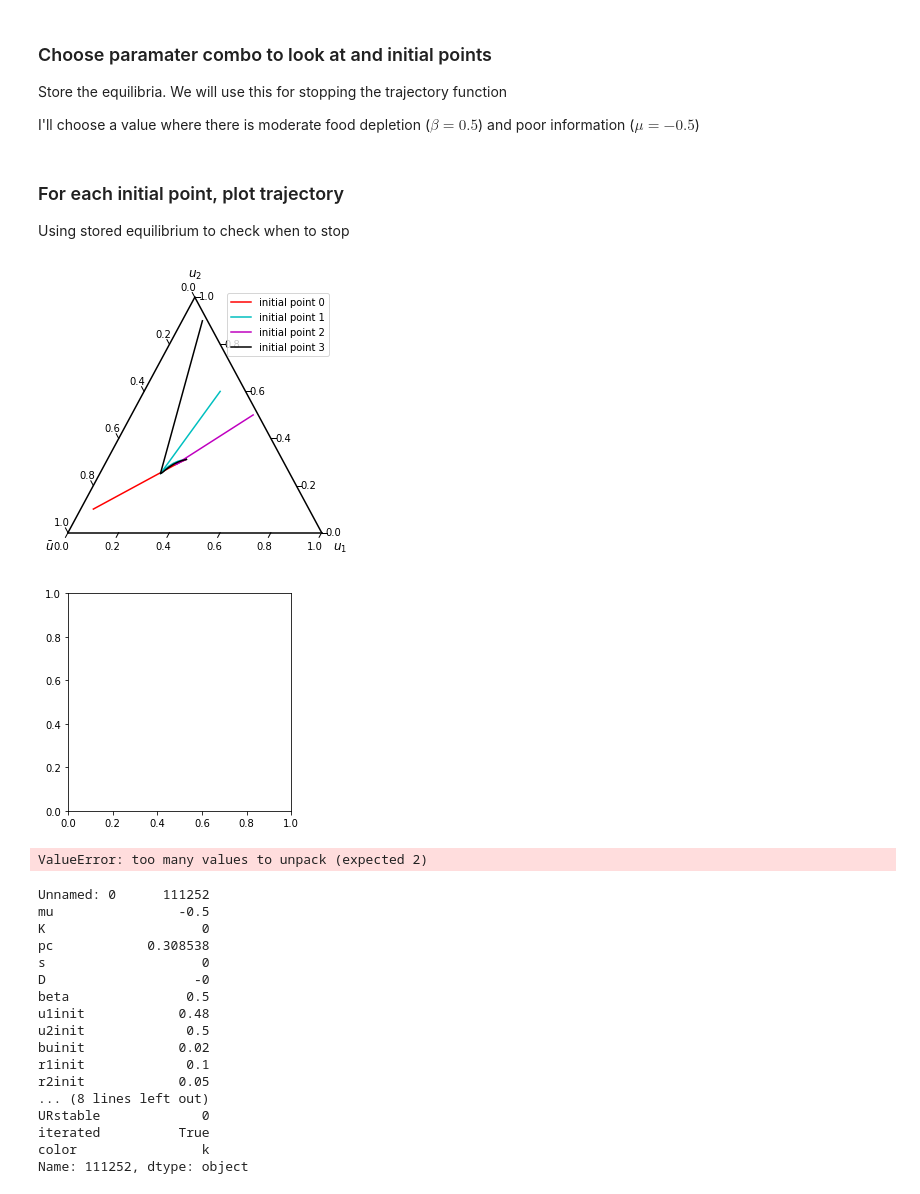
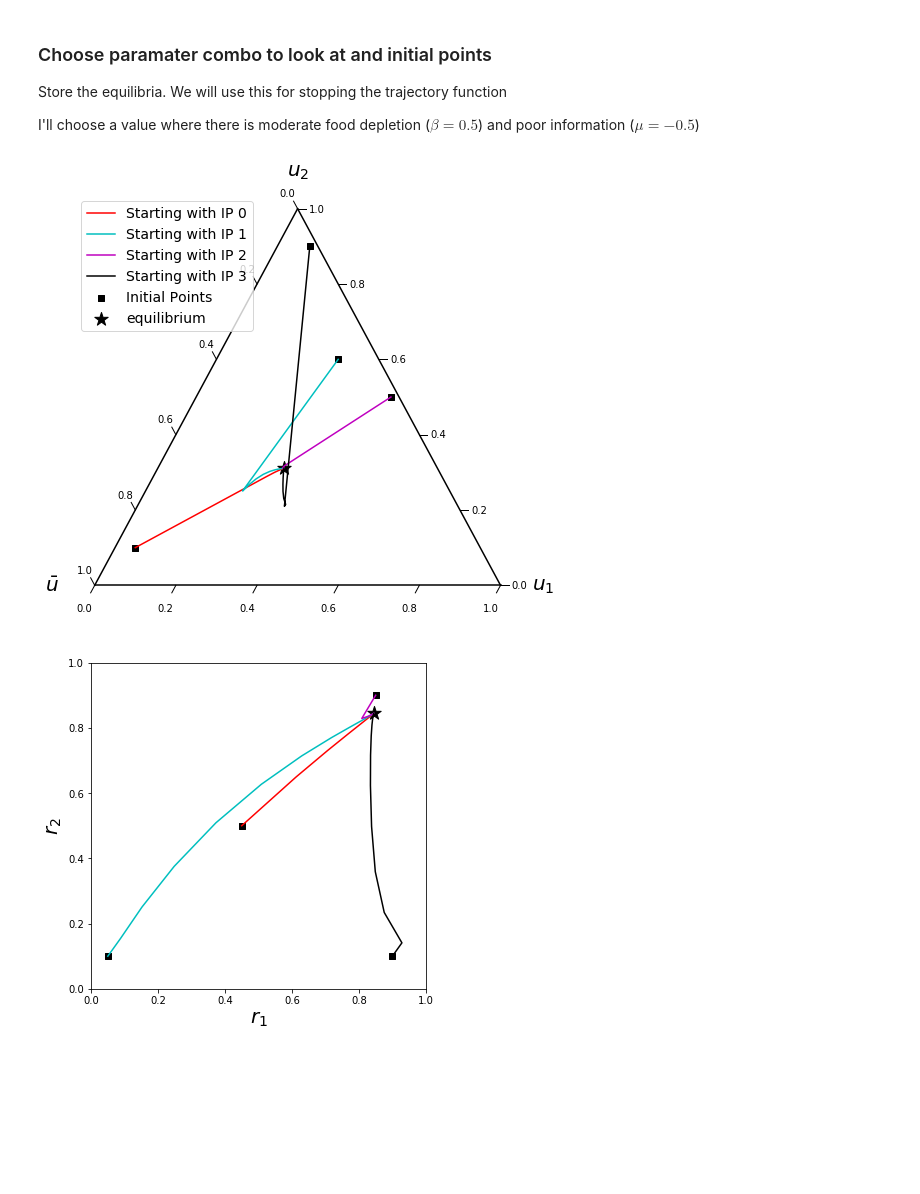
Before and after one commit to taliaborofsky/NumSol-Conformism, a Jupyter notebook: Trajectories.ipynb, the cells around one changed output. Saved outputs shown, nothing was run; the diff lists cells and outputs as text; code cells hidden in the pictures; blank space fills up the shorter version.

Commit message:
Plotted Internal Trajectories

```diff
--- a/Trajectories.ipynb
+++ b/Trajectories.ipynb
@@ -197,46 +234,21 @@ I'll choose a value where there is moderate food depletion ($\beta = 0.5$) and p
 # %%
 # choose equilibria where
 row_init_eq = df_UniqueEquilibria.query('K==0 & x_pos_invades==True & beta == 0.5 & D==0 & mu==-0.5')
 init_pts_all = df_InitialPoints.query('K==0 & beta == 0.5 & D==0 & mu == -0.5')
 
 colors = ['r','c','m','k']
 # choose initial points
 row1 = init_pts_all.query('u1init==0.05 &  u2init == 0.1 & r1init == 0.45 & r2init ==0.5')
 row2 = init_pts_all.query('u1init==0.3 &  u2init == 0.6 & r1init == 0.05 &  r2init ==0.1 ')
-row3 = init_pts_all.query('u1init==0.48 &  u2init == 0.5 & r1init == 0.45 & r2init ==0.5')
-row4 = init_pts_all.query('u1init==0.08 &  u2init == 0.9 & r1init == 0.05 &  r2init ==0.1 ')
+row3 = init_pts_all.query('u1init==0.48 &  u2init == 0.5 & r1init == 0.85 & r2init ==0.9')
+row4 = init_pts_all.query('u1init==0.08 &  u2init == 0.9 & r1init == 0.9 &  r2init ==0.1 ')
 init_pts = pd.concat([row1,row2,row3,row4])
+
+# plot trajectories for each initial point
+tax, fig_u, ax_r, fig_r, trajectories_df, traj_df_list = make_internal_traj_plots(init_pts, colors)
+
+fig_u.savefig("TrajectoryPlots/u_intern_K_0_D_0_beta_0_5_mu_neg0_5")
+fig_r.savefig("TrajectoryPlots/r_intern_K_0_D_0_beta_0_5_mu_neg0_5")
+# %% [output]
+[figure, added]
+[figure, added]
-# %% [markdown]
-### For each initial point, plot trajectory
-Using stored equilibrium to check when to stop
-# %%
-tax, fig_u, ax_r, fig_r, trajectories_df, traj_df_list = make_internal_traj_plots(init_pts, colors)
-# %% [output]
-[figure, removed]
-[figure, removed]
-# %%
-for i, j in range(1,5),range(2,6):
-    print(i)
-    print(j)
-# %% [output]
-ValueError: too many values to unpack (expected 2)
-# %%
-row
-# %% [output]
-Unnamed: 0      111252
-mu                -0.5
-K                    0
-pc            0.308538
-s                    0
-D                   -0
-beta               0.5
-u1init            0.48
-u2init             0.5
-buinit            0.02
-r1init             0.1
-r2init            0.05
-... (8 lines left out)
-URstable             0
-iterated          True
-color                k
-Name: 111252, dtype: object
```
Also changed, not shown: parts of 2 cells of this notebook, 3 other files.
